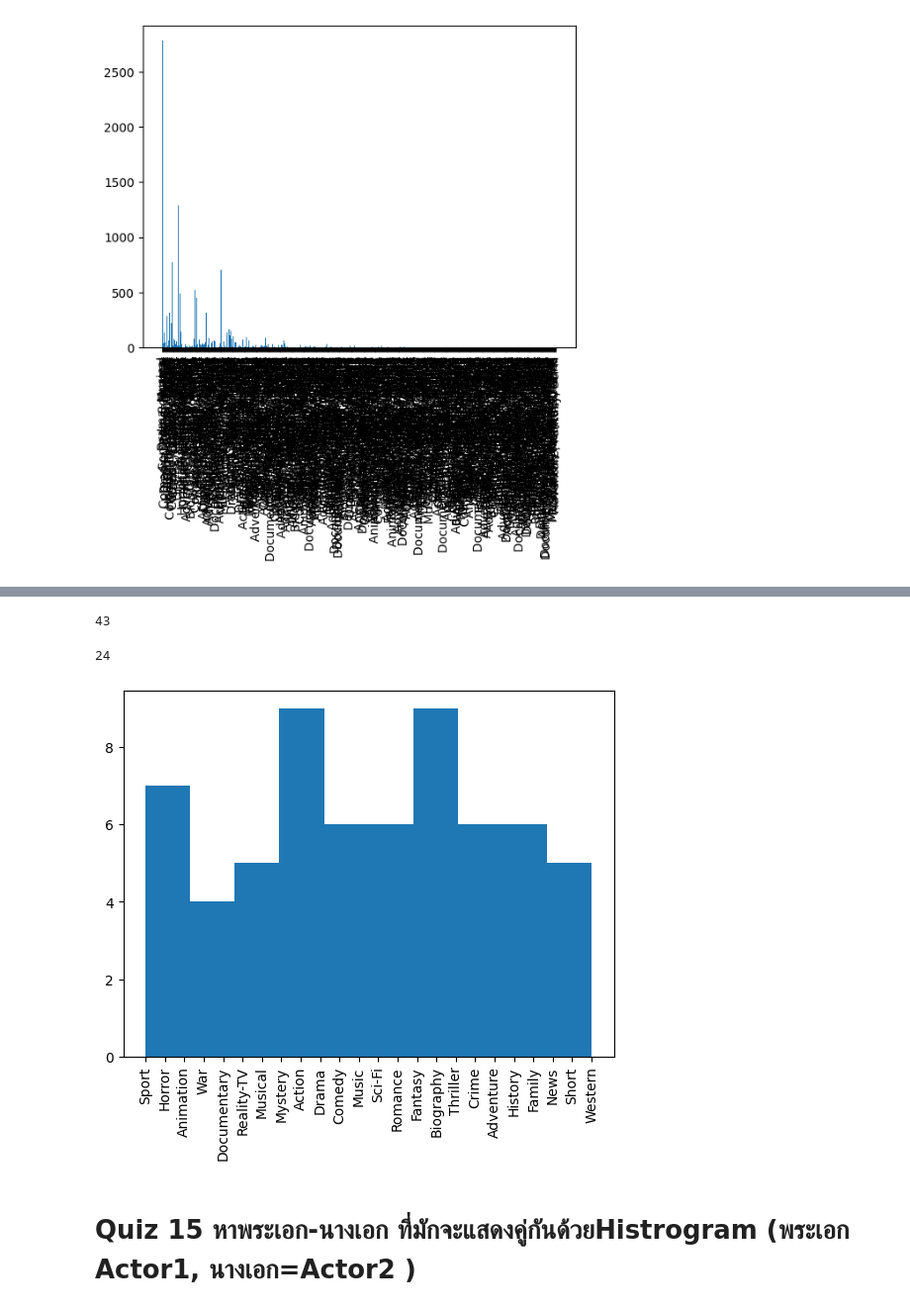
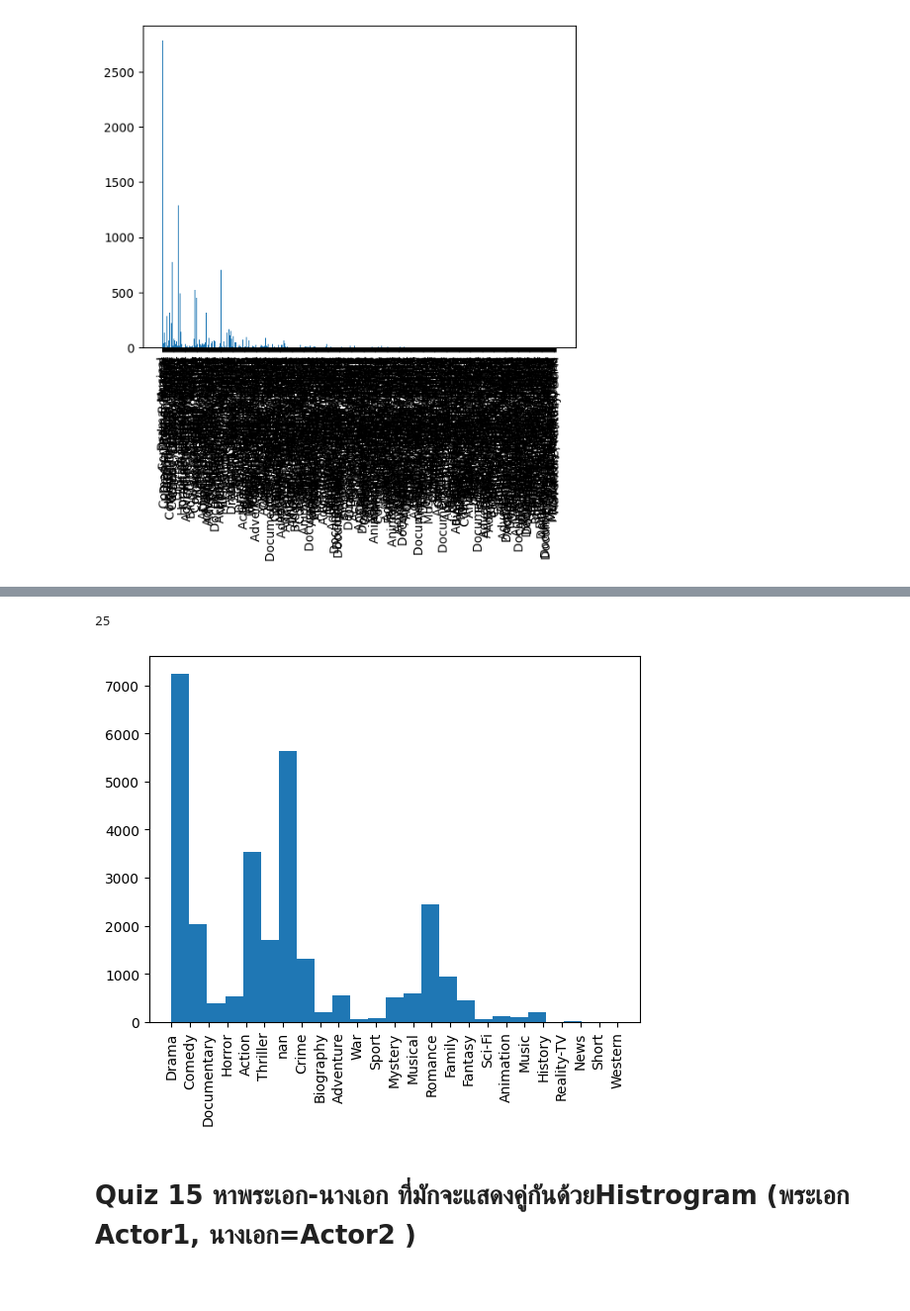
Before and after one commit to punramon/python_dataviz2024, a Jupyter notebook: Visualize_Data_Comparison_2024.ipynb, the cells around one changed output, grey strips where cells are left out. Shown at 99% size. Drawn from its saved outputs; the diff is of its cells as text; code cells hidden in the pictures.

```diff
--- a/Visualize_Data_Comparison_2024.ipynb
+++ b/Visualize_Data_Comparison_2024.ipynb
@@ -744,3 +725,7 @@ data_india2 = data_india.dropna(subset=['Genre'])
+# %%
+# prompt: delete space in the value in Genre1 Genre2 Genre3
+
+for col in ['Genre1', 'Genre2', 'Genre3']:
+  data_india[col] = data_india[col].str.strip() if data_india[col].dtype == 'object' else data_india[col]
 # %%
-allGenre = list(set(data_india2['Genre1'])) + list(set(data_india2['Genre2'])) + list(set(data_india2['Genre3']))
-allGenre
+allGenre = list(data_india['Genre1'])+list(data_india['Genre2'])+list(data_india['Genre3'])
@@ -769,9 +756,8 @@ len(set(allGenre))
 # %%
+# prompt: delete all None from the allGenre list
 
-# prompt: delete all none from the allGenre list
-
-allGenre_cleaned = [x for x in allGenre if x is not None]
+allGenre = [x for x in allGenre if x is not None]
 # %%
-len(set(allGenre_cleaned))
+len(set(allGenre))
 # %% [output]
-43
+25
@@ -782,9 +763,0 @@ allGenre_cleaned = [x.strip() for x in allGenre_cleaned]
-# %%
-len(set(allGenre_cleaned))
-# %% [output]
-24
-# %%
-plt.hist(allGenre_cleaned) #นับจำนวน ไม่ได้กำหนดเอง
-plt.xticks(rotation=90);
-# %% [output]
-[figure, removed]
@@ -791,2 +766,7 @@ plt.xticks(rotation=90);
+# %%
+plt.hist(allGenre,bins = len(set(allGenre)))
+plt.xticks(rotation='vertical');
+# %% [output]
+[figure, added]
 # %% [markdown]
 # Quiz 15 หาพระเอก-นางเอก ที่มักจะแสดงคู่กันด้วยHistrogram (พระเอก Actor1, นางเอก=Actor2 )
```
Also changed, not shown: parts of 52 cells of this notebook.
